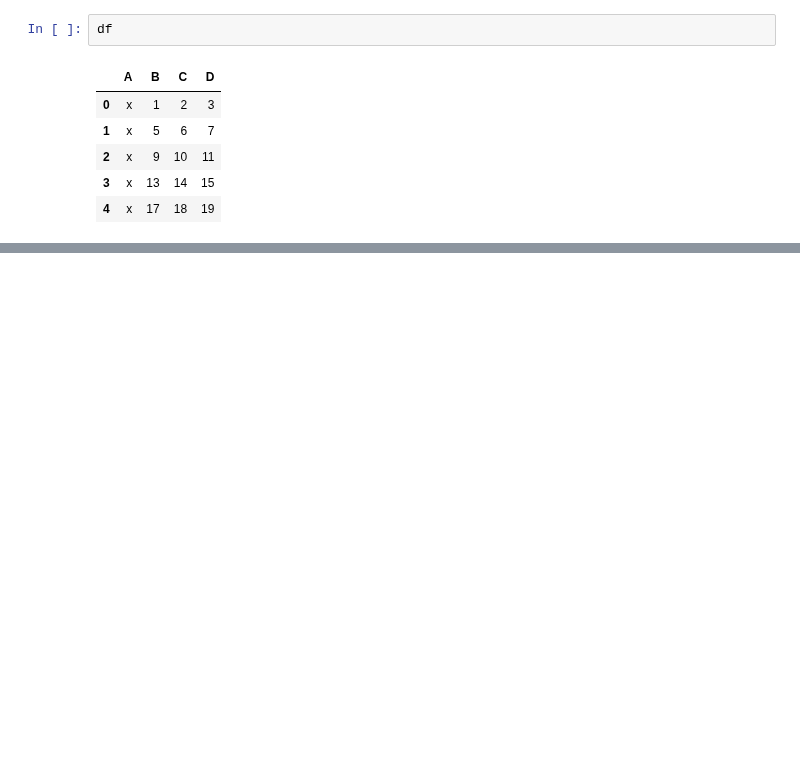
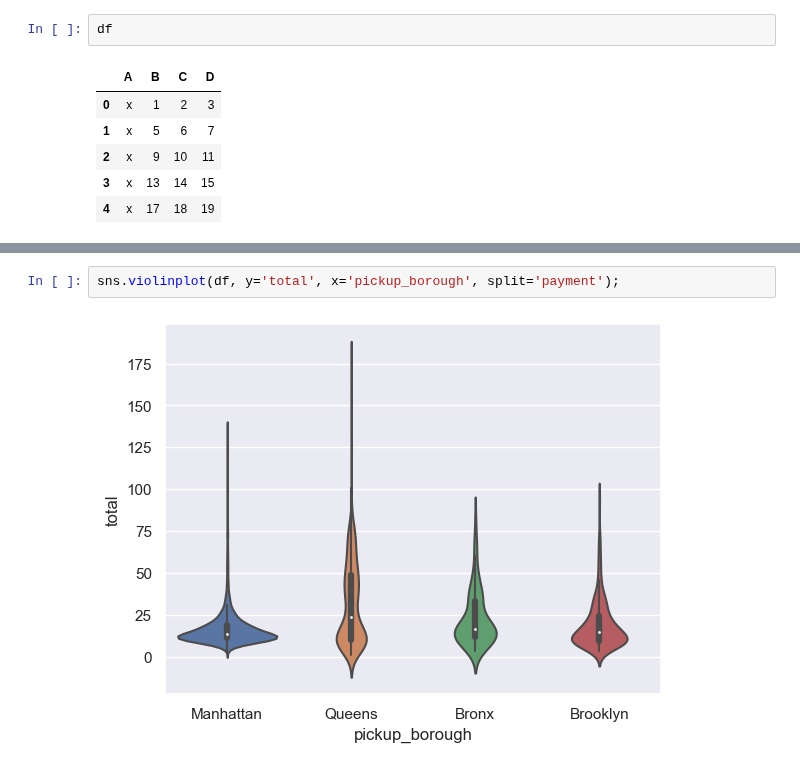
Before and after one commit to gbrs/ipython_notebook_probes, a Jupyter notebook: Probe.ipynb, the cells around one changed output, grey strips where cells are left out. Drawn from its saved outputs; the diff is of its cells as text; blank space fills up the shorter version.

```diff
--- a/Probe.ipynb
+++ b/Probe.ipynb
@@ -1190,0 +1205,4 @@ df
+# %%
+sns.violinplot(df, y='total', x='pickup_borough', split='payment');
+# %% [output]
+[figure, added]
```
Also changed, not shown: parts of 11 cells of this notebook.
